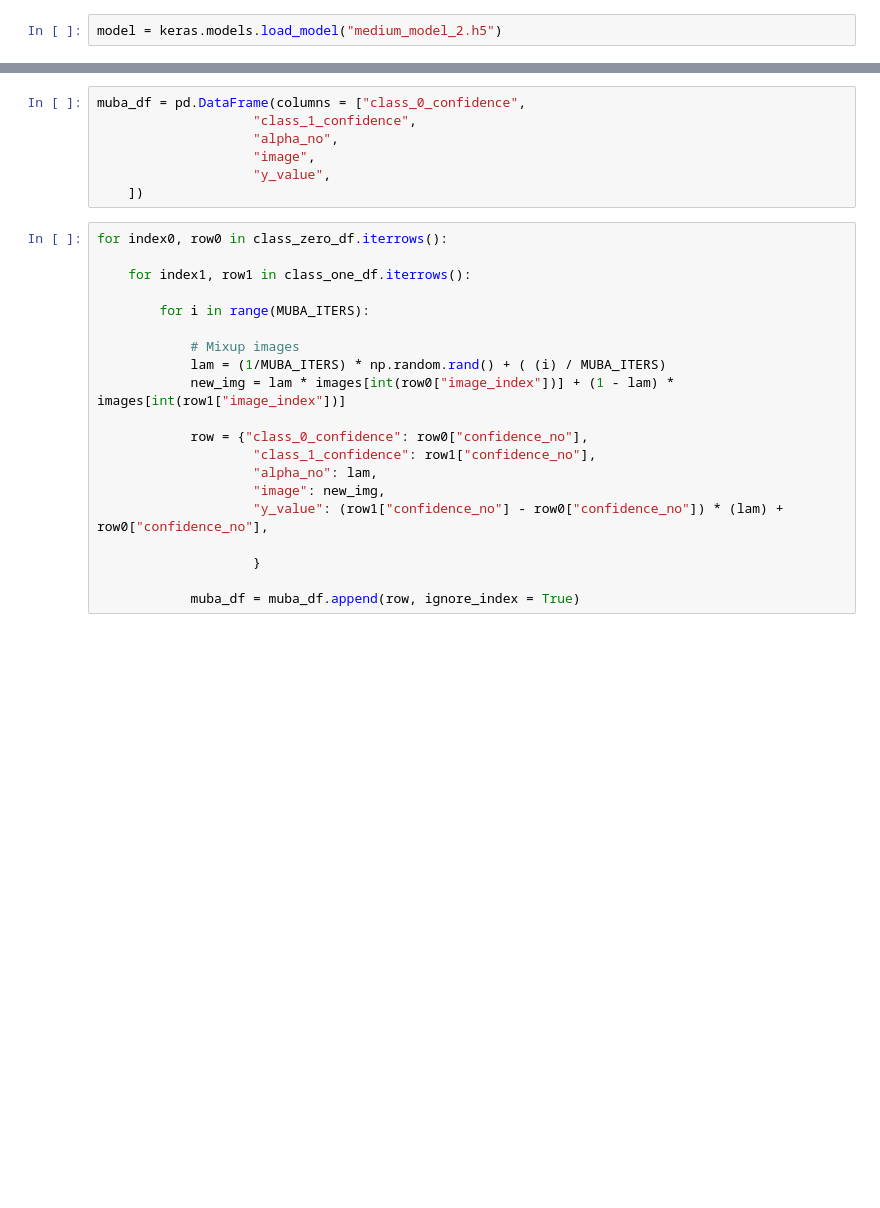
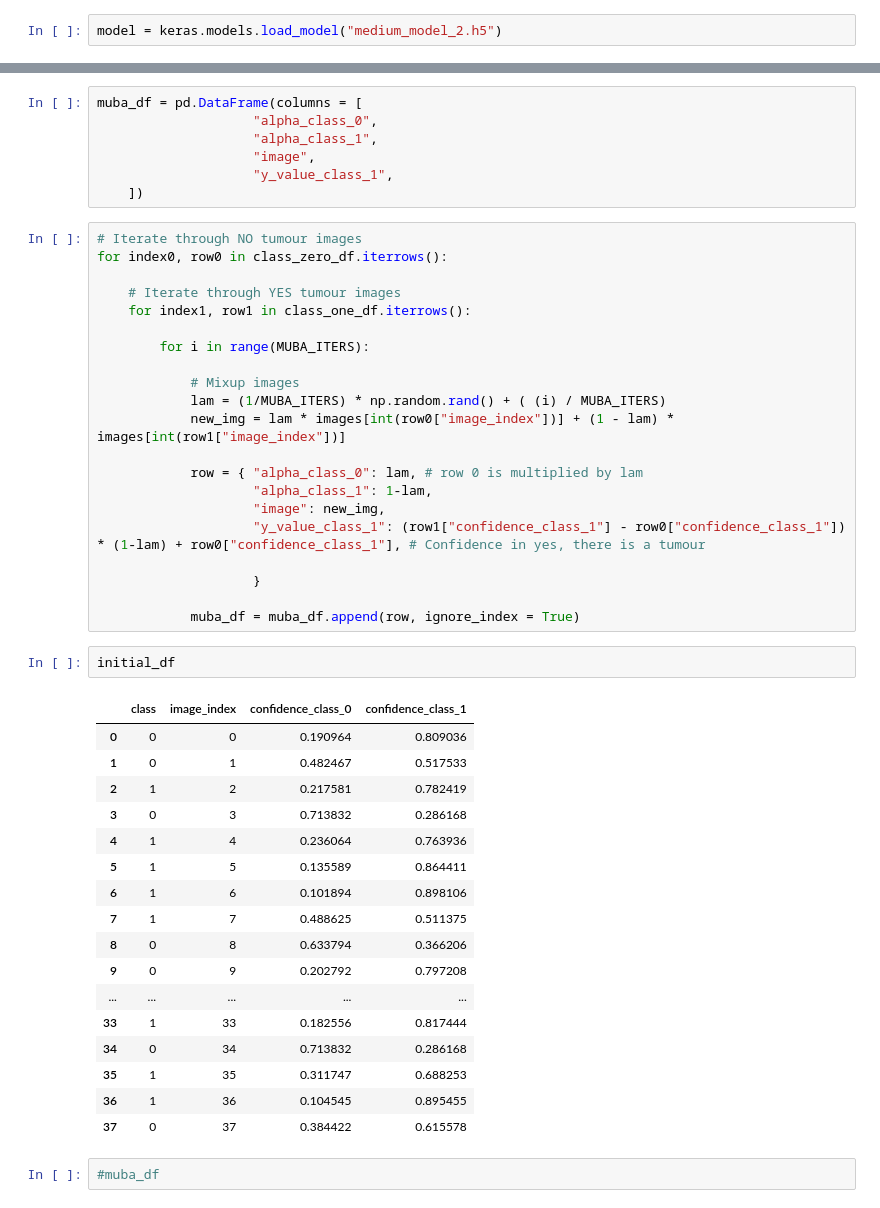
Before and after one commit to willpoulett/brain_classifier, a Jupyter notebook: eval_2.ipynb, the cells around one changed output, grey strips where cells are left out. Cells and saved outputs as stored; diff of their text form; blank space fills up the shorter version.

```diff
--- a/eval_2.ipynb
+++ b/eval_2.ipynb
@@ -98,13 +131,15 @@ class_one_length = len(class_one_df)
 # %%
-muba_df = pd.DataFrame(columns = ["class_0_confidence",
-                    "class_1_confidence",
-                    "alpha_no",
+muba_df = pd.DataFrame(columns = [
+                    "alpha_class_0",
+                    "alpha_class_1",
                     "image",
-                    "y_value",
+                    "y_value_class_1",
     ])
 # %%
+# Iterate through NO tumour images
 for index0, row0 in class_zero_df.iterrows():
 
+    # Iterate through YES tumour images
     for index1, row1 in class_one_df.iterrows():
 
         for i in range(MUBA_ITERS):
@@ -113,13 +148,34 @@ for index0, row0 in class_zero_df.iterrows():
             lam = (1/MUBA_ITERS) * np.random.rand() + ( (i) / MUBA_ITERS)
             new_img = lam * images[int(row0["image_index"])] + (1 - lam) * images[int(row1["image_index"])]
 
-            row = {"class_0_confidence": row0["confidence_no"],
-                    "class_1_confidence": row1["confidence_no"],
-                    "alpha_no": lam,
+            row = { "alpha_class_0": lam, # row 0 is multiplied by lam
+                    "alpha_class_1": 1-lam,
                     "image": new_img,
-                    "y_value": (row1["confidence_no"] - row0["confidence_no"]) * (lam) + row0["confidence_no"],
+                    "y_value_class_1": (row1["confidence_class_1"] - row0["confidence_class_1"]) * (1-lam) + row0["confidence_class_1"], # Confidence in yes, there is a tumour
 
                     }
 
             muba_df = muba_df.append(row, ignore_index = True)
+# %%
+initial_df
+# %% [output]
+|  | class | image_index | confidence_class_0 | confidence_class_1 |
+| 0 | 0 | 0 | 0.190964 | 0.809036 |
+| 1 | 0 | 1 | 0.482467 | 0.517533 |
+| 2 | 1 | 2 | 0.217581 | 0.782419 |
+| 3 | 0 | 3 | 0.713832 | 0.286168 |
+| 4 | 1 | 4 | 0.236064 | 0.763936 |
+| 5 | 1 | 5 | 0.135589 | 0.864411 |
+| 6 | 1 | 6 | 0.101894 | 0.898106 |
+| 7 | 1 | 7 | 0.488625 | 0.511375 |
+| 8 | 0 | 8 | 0.633794 | 0.366206 |
+| 9 | 0 | 9 | 0.202792 | 0.797208 |
+| ... | ... | ... | ... | ... |
+| 33 | 1 | 33 | 0.182556 | 0.817444 |
+| 34 | 0 | 34 | 0.713832 | 0.286168 |
+| 35 | 1 | 35 | 0.311747 | 0.688253 |
+| 36 | 1 | 36 | 0.104545 | 0.895455 |
+| 37 | 0 | 37 | 0.384422 | 0.615578 |
+# %%
+#muba_df
 # %%
```
Also changed, not shown: parts of 19 cells of this notebook, 4 other files.
